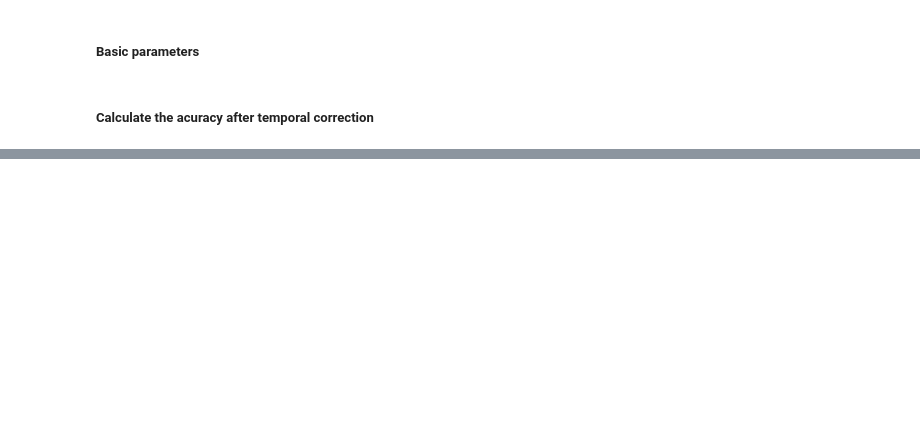
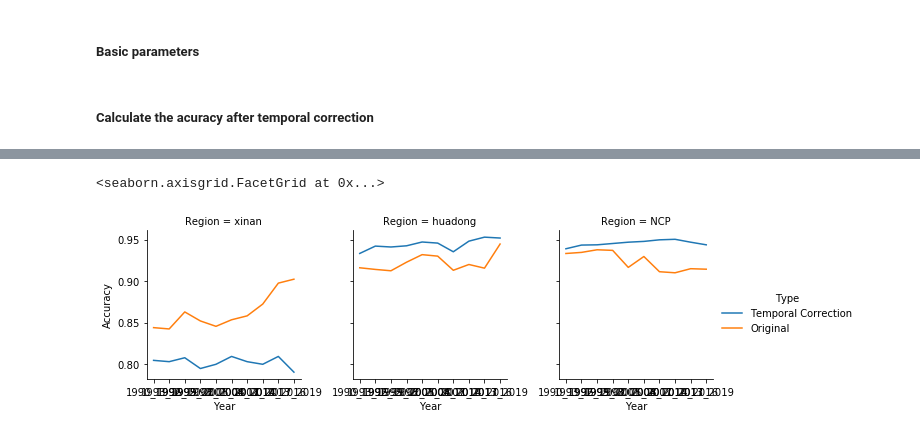
Before and after one commit to wangjinzhulala/China_built_up, a Jupyter notebook: Process_3_Temporal_Check/Step_3_Accuracy_comparison_after_temporal_check.ipynb, the cells around one changed output, grey strips where cells are left out. Drawn from its saved outputs; the diff is of its cells as text; code cells hidden in the pictures; blank space fills up the shorter version.

```diff
--- a/Process_3_Temporal_Check/Step_3_Accuracy_comparison_after_temporal_check.ipynb
+++ b/Process_3_Temporal_Check/Step_3_Accuracy_comparison_after_temporal_check.ipynb
@@ -92,0 +104,34 @@ sns.lineplot(x='Year',y='Accuracy',data=Original_acc)
+# %%
+All_accuracy = []
+
+for region in ['xinan','huadong','NCP']:
+
+    # import the temporal checked accuracy df
+    Acc_temporal_checked_df = pd.read_csv(f'./Result/Temporal_check_acc_{region}.csv')
+
+    # import the original accuracy for comparison
+    Original_acc = pd.read_csv(f'../Process_2_Classification_process/Sub_Process_6_Before_classification_Feature_selection/Result/Grid_acc_tree_{region}.csv')
+    Original_acc = Original_acc[(Original_acc['In_Bands']=='Spectrum_Normalize_Fourier_Terrain_Meterology')&
+                                (Original_acc['Tree']==100)]
+    Original_acc = Original_acc[['Year','Accuracy']]
+    Original_acc['Region'] = region
+
+    # add accuracy type to each df
+    Acc_temporal_checked_df['Type'] = 'Temporal Correction'
+    Original_acc['Type'] = 'Original'
+
+    # concat df together
+    cat_df = pd.concat([Acc_temporal_checked_df,Original_acc],0)
+
+    # add cat_df to list
+    All_accuracy.append(cat_df)
+# %%
+All_accuracy_df = pd.concat(All_accuracy,0)
+All_accuracy_df.reset_index(inplace=True,drop=True)
+# %%
+g = sns.FacetGrid(All_accuracy_df, col="Region",hue='Type')
+g.map(sns.lineplot, "Year", "Accuracy")
+g.add_legend()
+# %% [output]
+<seaborn.axisgrid.FacetGrid at 0x...>
+[figure, added]
```
Also changed, not shown: parts of 10 cells of this notebook, 31 other files.
